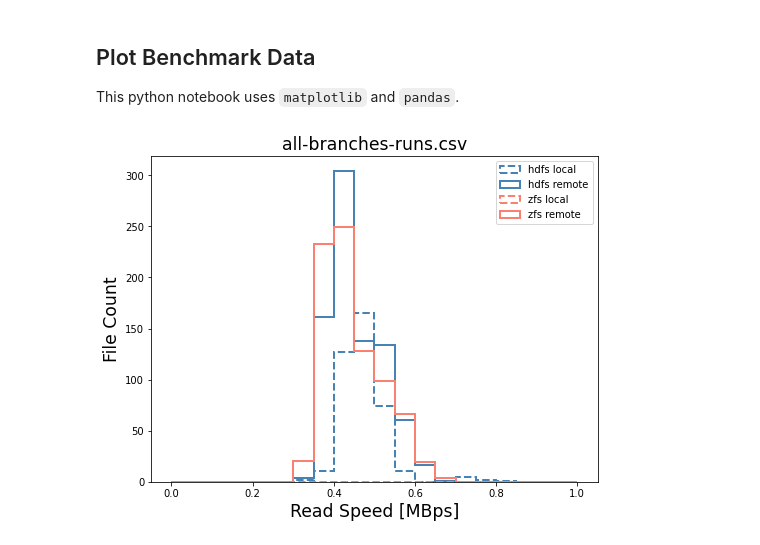
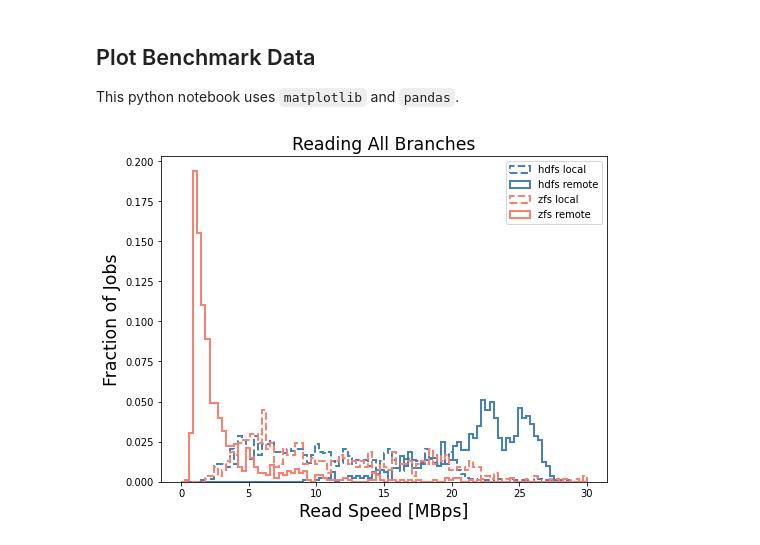
Before and after one commit to tomeichlersmith/umn-cluster, a Jupyter notebook: filesystem/plot_benchmark.ipynb, the cells around one changed output. Saved outputs shown, nothing was run; the diff lists cells and outputs as text; code cells hidden in the pictures.

Commit message:
update after successful all-branches run

```diff
--- a/filesystem/plot_benchmark.ipynb
+++ b/filesystem/plot_benchmark.ipynb
@@ -61,6 +121,6 @@ def comp(f, title = None, **kwargs) :
-# %%
-plt.figure(figsize=(8,6))
-comp('all-branches-runs.csv',bins=20,range=(0.,1.0),lw=2.)
-plt.show()
-# %% [output]
-[figure, removed]
+# %%
+plt.figure(figsize=(8,6))
+df = readspeed_comp('root-macro-all-branches.csv','Reading All Branches', bins=100,range=(0.,30.),lw=2.)
+plt.show()
+# %% [output]
+[figure, added]
```
Also changed, not shown: parts of 2 cells of this notebook, 4 other files.
